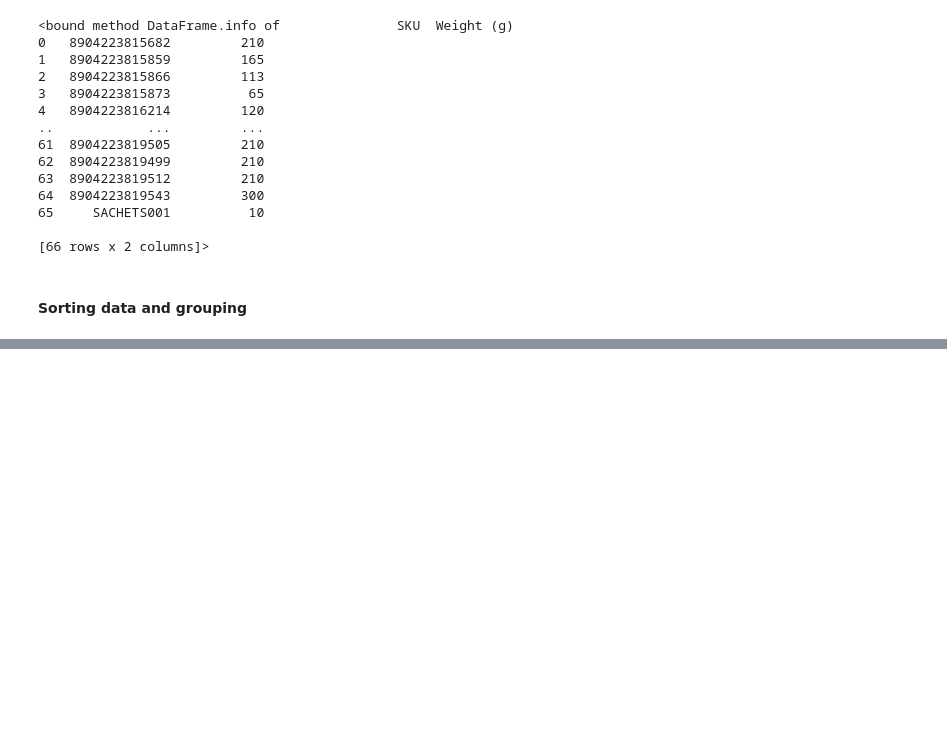
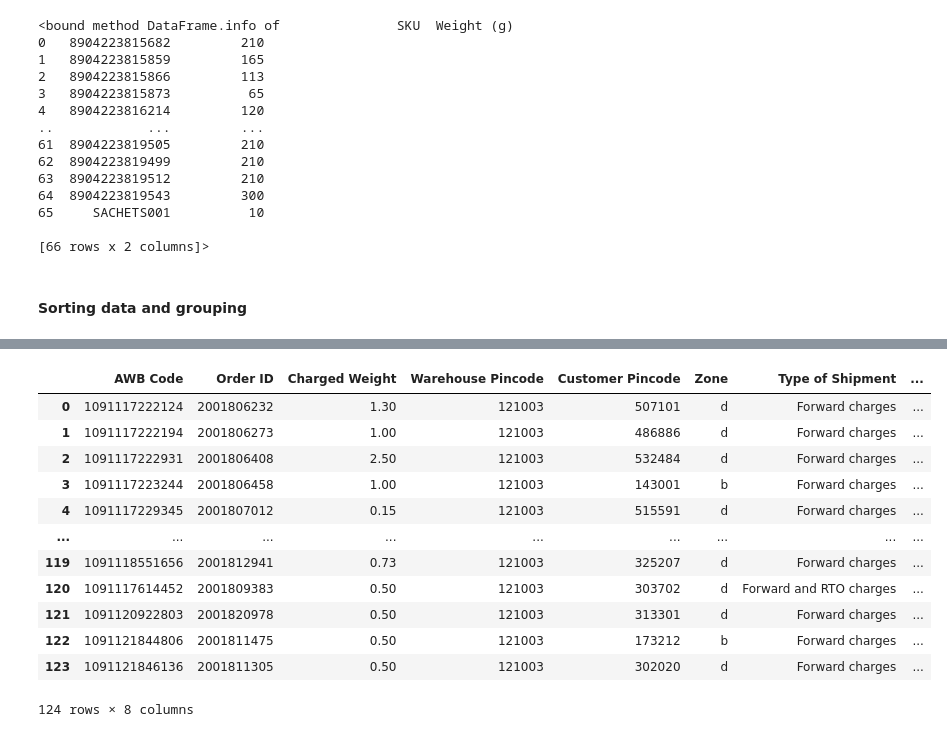
Before and after one commit to shubhangamjha/Task-1-Training-Basket, a Jupyter notebook: Task1.ipynb, the cells around one changed output, grey strips where cells are left out. Drawn from its saved outputs; the diff is of its cells as text; code cells hidden in the pictures; blank space fills up the shorter version.

```diff
--- a/Task1.ipynb
+++ b/Task1.ipynb
@@ -209,0 +260,16 @@ e.info
+# %%
+g
+# %% [output]
+|  | AWB Code | Order ID | Charged Weight | Warehouse Pincode | Customer Pincode | Zone | Type of Shipment | ... |
+| 0 | 1091117222124 | 2001806232 | 1.30 | 121003 | 507101 | d | Forward charges | ... |
+| 1 | 1091117222194 | 2001806273 | 1.00 | 121003 | 486886 | d | Forward charges | ... |
+| 2 | 1091117222931 | 2001806408 | 2.50 | 121003 | 532484 | d | Forward charges | ... |
+| 3 | 1091117223244 | 2001806458 | 1.00 | 121003 | 143001 | b | Forward charges | ... |
+| 4 | 1091117229345 | 2001807012 | 0.15 | 121003 | 515591 | d | Forward charges | ... |
+| ... | ... | ... | ... | ... | ... | ... | ... | ... |
+| 119 | 1091118551656 | 2001812941 | 0.73 | 121003 | 325207 | d | Forward charges | ... |
+| 120 | 1091117614452 | 2001809383 | 0.50 | 121003 | 303702 | d | Forward and RTO charges | ... |
+| 121 | 1091120922803 | 2001820978 | 0.50 | 121003 | 313301 | d | Forward charges | ... |
+| 122 | 1091121844806 | 2001811475 | 0.50 | 121003 | 173212 | b | Forward charges | ... |
+| 123 | 1091121846136 | 2001811305 | 0.50 | 121003 | 302020 | d | Forward charges | ... |
+124 rows × 8 columns
```
Also changed, not shown: parts of 17 cells of this notebook, 1 other file.
